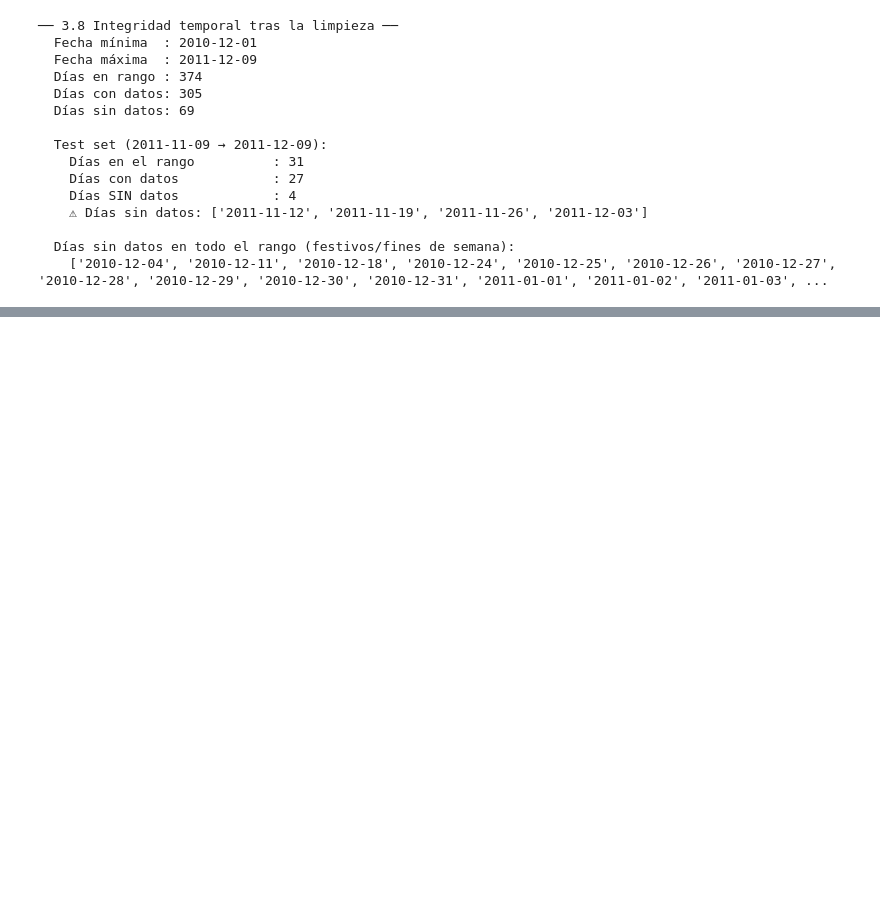
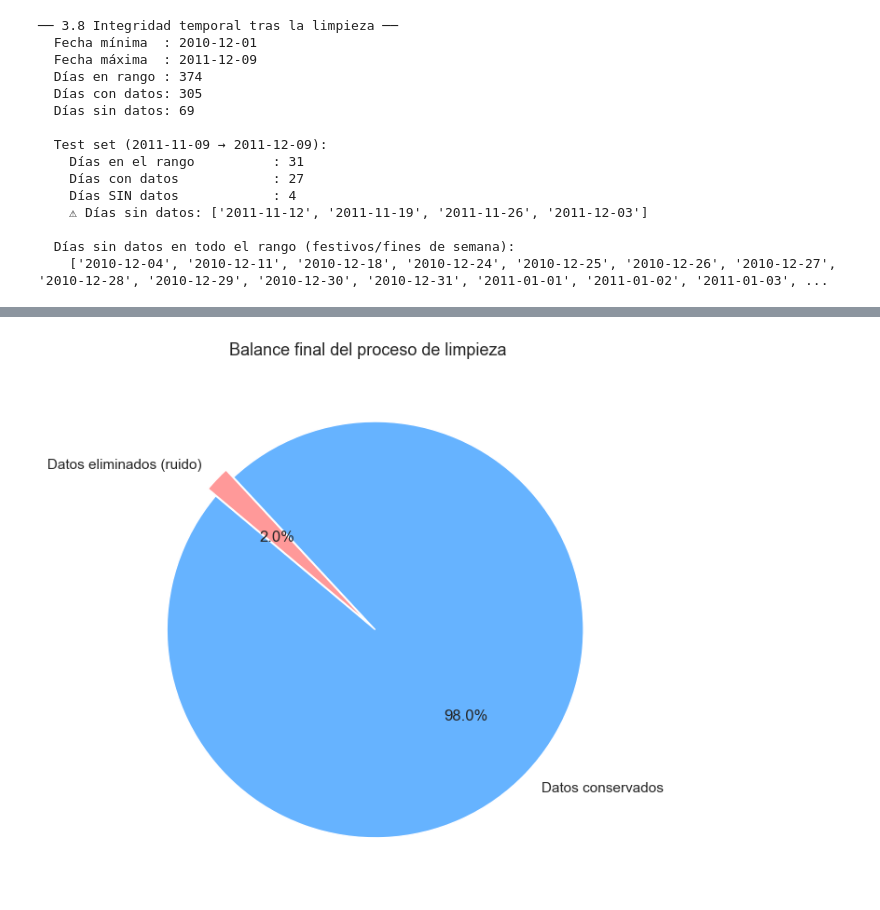
Before and after one commit to ravel01106/proyecto-master-ia-big-data, a Jupyter notebook: notebooks/regression_proyect/clean/clean_data.ipynb, the cells around one changed output, grey strips where cells are left out. Cells and saved outputs as stored; diff of their text form; code cells hidden in the pictures; blank space fills up the shorter version.

```diff
--- a/notebooks/regression_proyect/clean/clean_data.ipynb
+++ b/notebooks/regression_proyect/clean/clean_data.ipynb
@@ -426,10 +502,16 @@ plt.show()
 # %%
-# [DOC] Esta última visualización es un balance de datos entre el dataset original y el dataset saneado
 
-labels = ['Datos Conservados', 'Datos Eliminados (Ruido)']
-sizes = [len(df_working), len(df_raw) - len(df_working)]
+# 3.9.4 — Pie chart: balance datos conservados vs eliminados
+labels  = ['Datos conservados', 'Datos eliminados (ruido)']
+sizes   = [len(df_working), len(df_raw) - len(df_working)]
+colores = ['#66b3ff', '#ff9999']
 
 plt.figure(figsize=(7, 7))
-plt.pie(sizes, labels=labels, autopct='%1.1f%%', startangle=140, colors=['#66b3ff','#ff9999'], explode=(0.1, 0))
-plt.title('Balance Final del Proceso de Saneamiento')
+plt.pie(sizes, labels=labels, autopct='%1.1f%%', startangle=140,
+        colors=colores, explode=(0.05, 0), wedgeprops={'edgecolor': 'white'})
+plt.title('Balance final del proceso de limpieza', fontsize=13)
+plt.tight_layout()
+plt.savefig(f'{RUTA_GRAFICOS}3.9.4_balance_limpieza.png', dpi=150)
 plt.show()
+# %% [output]
+[figure, added]
```
Also changed, not shown: parts of 6 cells of this notebook, 4 other files.
